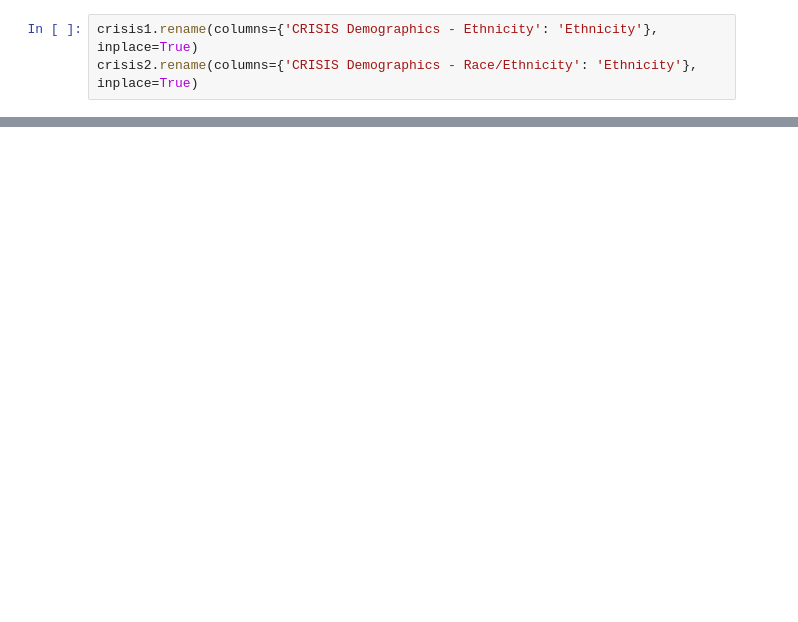
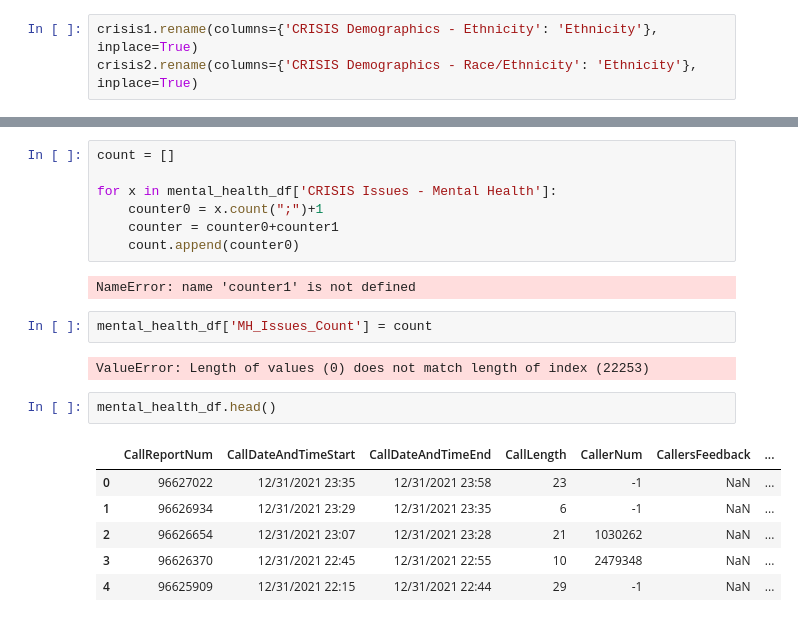
Before and after one commit to NSS-Data-Analytics-Cohort-6/fcs-crisis-data-campers, a Jupyter notebook: notebooks/fcs_crisis_nathan.ipynb, the cells around one changed output, grey strips where cells are left out. Cells and saved outputs as stored; diff of their text form; blank space fills up the shorter version.

```diff
--- a/notebooks/fcs_crisis_nathan.ipynb
+++ b/notebooks/fcs_crisis_nathan.ipynb
@@ -40,0 +87,22 @@ crisis1
+# %%
+count = []
+
+for x in mental_health_df['CRISIS Issues - Mental Health']:
+    counter0 = x.count(";")+1
+    counter = counter0+counter1
+    count.append(counter0)
+# %% [output]
+NameError: name 'counter1' is not defined
+# %%
+mental_health_df['MH_Issues_Count'] = count
+# %% [output]
+ValueError: Length of values (0) does not match length of index (22253)
+# %%
+mental_health_df.head()
+# %% [output]
+|  | CallReportNum | CallDateAndTimeStart | CallDateAndTimeEnd | CallLength | CallerNum | CallersFeedback | ... |
+| 0 | 96627022 | 12/31/2021 23:35 | 12/31/2021 23:58 | 23 | -1 | NaN | ... |
+| 1 | 96626934 | 12/31/2021 23:29 | 12/31/2021 23:35 | 6 | -1 | NaN | ... |
+| 2 | 96626654 | 12/31/2021 23:07 | 12/31/2021 23:28 | 21 | 1030262 | NaN | ... |
+| 3 | 96626370 | 12/31/2021 22:45 | 12/31/2021 22:55 | 10 | 2479348 | NaN | ... |
+| 4 | 96625909 | 12/31/2021 22:15 | 12/31/2021 22:44 | 29 | -1 | NaN | ... |
```
Also changed, not shown: parts of 31 cells of this notebook.
